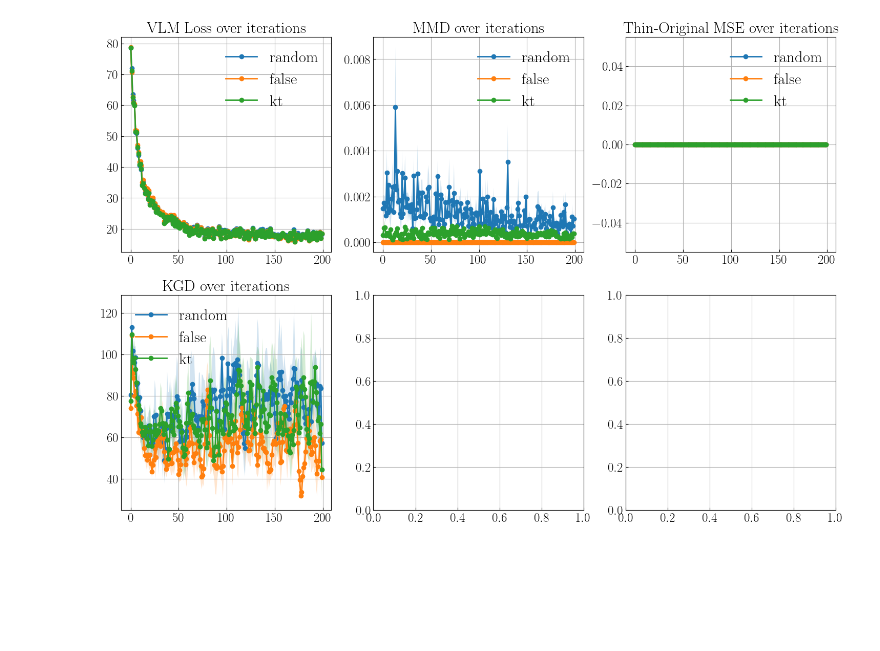
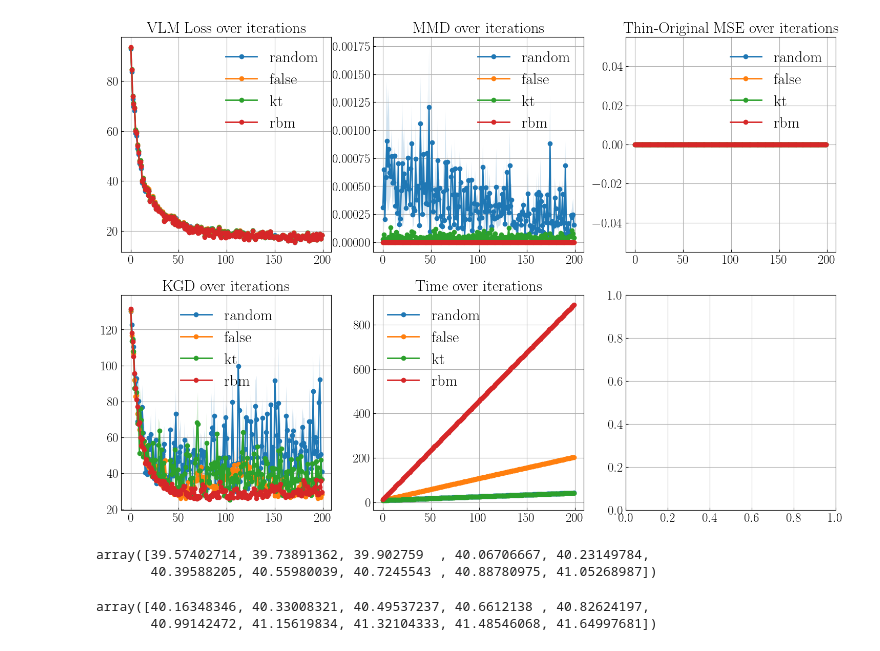
Before and after one commit to hudsonchen/thin_mfld, a Jupyter notebook: notebooks/mean_field_vlm.ipynb, the cells around one changed output. Drawn from its saved outputs; the diff is of its cells as text; code cells hidden in the pictures; blank space fills up the shorter version.

```diff
--- a/notebooks/mean_field_vlm.ipynb
+++ b/notebooks/mean_field_vlm.ipynb
@@ -71,12 +75,14 @@ for method in methods_list:
 # %%
-loss_trajectory_dict_mean = {'kt': [], 'random': [], 'false': []}
-loss_trajectory_dict_ste = {'kt': [], 'random': [], 'false': []}
-mmd_dict_mean = {'kt': [], 'random': [], 'false': []}
-mmd_dict_ste = {'kt': [], 'random': [], 'false': []}
-thin_original_mse_dict_mean = {'kt': [], 'random': [], 'false': []}
-thin_original_mse_dict_ste = {'kt': [], 'random': [], 'false': []}
-kgd_mean = {'kt': [], 'random': [], 'false': []}
-kgd_ste = {'kt': [], 'random': [], 'false': []}
+loss_trajectory_dict_mean = {'kt': [], 'random': [], 'false': [], 'rbm': []}
+loss_trajectory_dict_ste = {'kt': [], 'random': [], 'false': [], 'rbm': []}
+mmd_dict_mean = {'kt': [], 'random': [], 'false': [], 'rbm': []}
+mmd_dict_ste = {'kt': [], 'random': [], 'false': [], 'rbm': []}
+thin_original_mse_dict_mean = {'kt': [], 'random': [], 'false': [], 'rbm': []}
+thin_original_mse_dict_ste = {'kt': [], 'random': [], 'false': [], 'rbm': []}
+kgd_mean = {'kt': [], 'random': [], 'false': [], 'rbm': []}
+kgd_ste = {'kt': [], 'random': [], 'false': [], 'rbm': []}
+time_mean = {'kt': [], 'random': [], 'false': [], 'rbm': []}
+time_ste = {'kt': [], 'random': [], 'false': [], 'rbm': []}
 
 def moving_average(x, window=5):
     # x: 1D array of your kgd_mean over training steps
@@ -92,8 +98,11 @@ for method in methods_list:
     thin_original_mse_dict_ste[method] = np.nanstd(thin_original_mse_dict[method], axis=1) / np.sqrt(thin_original_mse_dict[method].shape[1])
 
     kgd_mean[method] = np.nanmean(kgd_dict[method], axis=1)
-    kgd_mean[method] = moving_average(kgd_mean[method])
+    # kgd_mean[method] = moving_average(kgd_mean[method])
     kgd_ste[method] = np.nanstd(kgd_dict[method], axis=1) / np.sqrt(kgd_dict[method].shape[1])
+
+    time_mean[method] = np.cumsum(np.nanmean(time_dict[method], axis=1))
+    time_ste[method] = np.nanstd(time_dict[method], axis=1) / np.sqrt(time_dict[method].shape[1])
 # %%
 fig, axs = plt.subplots(2, 3, figsize=(18, 12))
 axs = axs.flatten()
@@ -103,31 +112,50 @@ for method in methods_list:
     axs[0].plot(jnp.arange(loss_trajectory_dict_mean[method].shape[0]), loss_trajectory_dict_mean[method], label=method, marker='o')
     axs[0].fill_between(jnp.arange(loss_trajectory_dict_mean[method].shape[0]), loss_trajectory_dict_mean[method] - loss_trajectory_dict_ste[method],
                         loss_trajectory_dict_mean[method] + loss_trajectory_dict_ste[method], alpha=0.2)
     axs[0].legend()
     axs[0].set_title("VLM Loss over iterations")
     # axs[0].set_yscale('log')
 
 for method in methods_list:
     axs[1].plot(jnp.arange(mmd_dict_mean[method].shape[0]), mmd_dict_mean[method], label=method, marker='o')
     axs[1].fill_between(jnp.arange(mmd_dict_mean[method].shape[0]), mmd_dict_mean[method] - mmd_dict_ste[method],
                         mmd_dict_mean[method] + mmd_dict_ste[method], alpha=0.2)
     axs[1].legend()
     axs[1].set_title("MMD over iterations")
 
 for method in methods_list:
     axs[2].plot(jnp.arange(thin_original_mse_dict_mean[method].shape[0]), thin_original_mse_dict_mean[method], label=method, marker='o')
     axs[2].fill_between(jnp.arange(thin_original_mse_dict_mean[method].shape[0]), thin_original_mse_dict_mean[method] - thin_original_mse_dict_ste[method],
                         thin_original_mse_dict_mean[method] + thin_original_mse_dict_ste[method], alpha=0.2)
     axs[2].legend()
     axs[2].set_title("Thin-Original MSE over iterations")
 
 for method in methods_list:
     axs[3].plot(jnp.arange(kgd_mean[method].shape[0]), kgd_mean[method], label=method, marker='o')
     axs[3].fill_between(jnp.arange(kgd_mean[method].shape[0]), kgd_mean[method] - kgd_ste[method],
                         kgd_mean[method] + kgd_ste[method], alpha=0.2)
     axs[3].legend()
     axs[3].set_title("KGD over iterations")
     # axs[3].set_yscale('log')
+
+for method in methods_list:
+    axs[4].plot(jnp.arange(time_mean[method].shape[0]), time_mean[method], label=method, marker='o')
+    axs[4].fill_between(jnp.arange(time_mean[method].shape[0]), time_mean[method] - time_ste[method],
+                        time_mean[method] + time_ste[method], alpha=0.2)
+    axs[4].legend()
+    axs[4].set_title("Time over iterations")
+    # axs[4].set_yscale('log')
+
 plt.show()
 # %% [output]
-[figure, old version]
+[figure, new version]
+# %%
+time_mean['kt'][-10:]
+# %% [output]
+array([39.57402714, 39.73891362, 39.902759  , 40.06706667, 40.23149784,
+       40.39588205, 40.55980039, 40.7245543 , 40.88780975, 41.05268987])
+# %%
+time_mean['random'][-10:]
+# %% [output]
+array([40.16348346, 40.33008321, 40.49537237, 40.6612138 , 40.82624197,
+       40.99142472, 41.15619834, 41.32104333, 41.48546068, 41.64997681])
```
Also changed, not shown: parts of 1 cell of this notebook, 10 other files.
